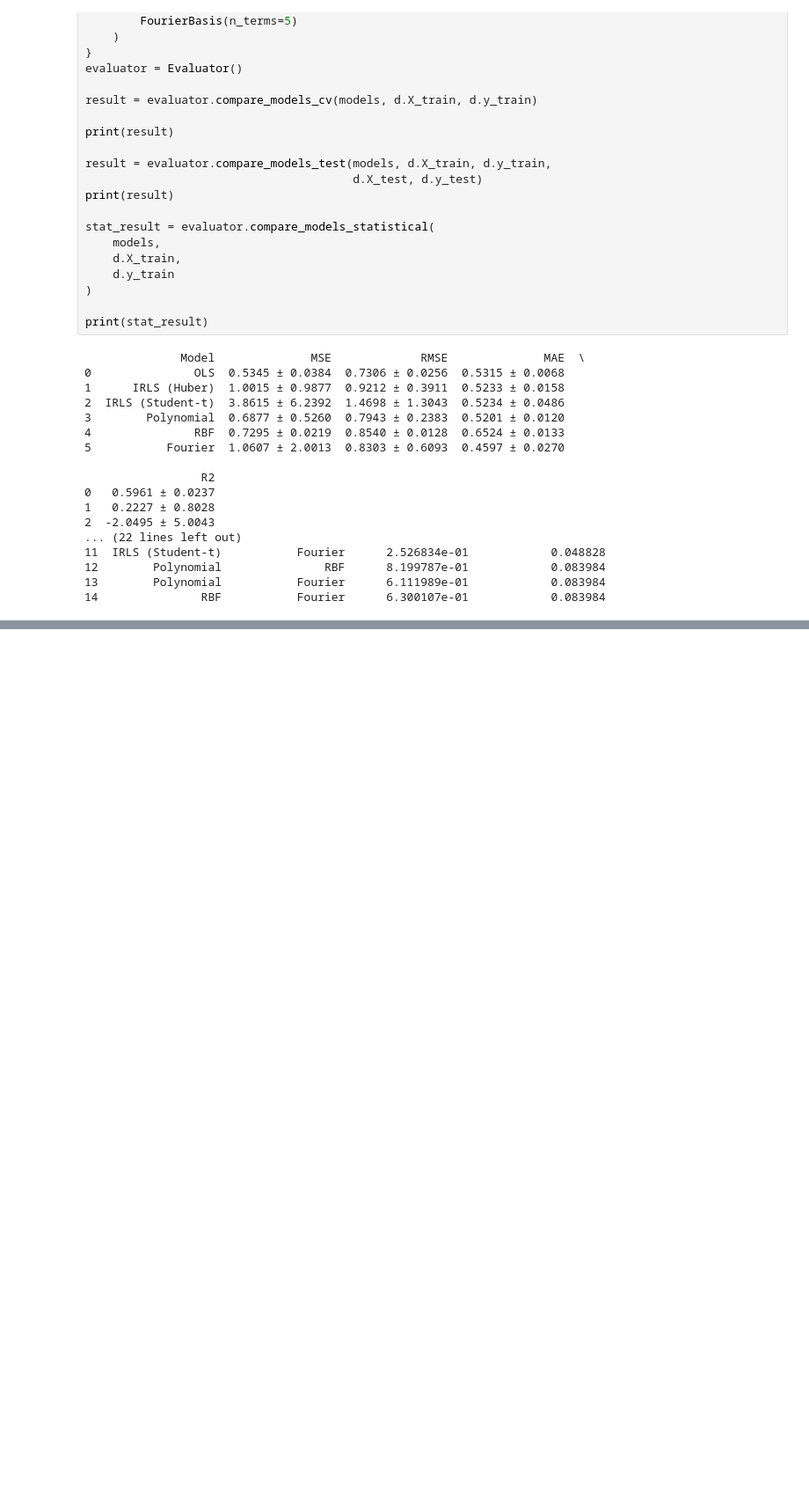
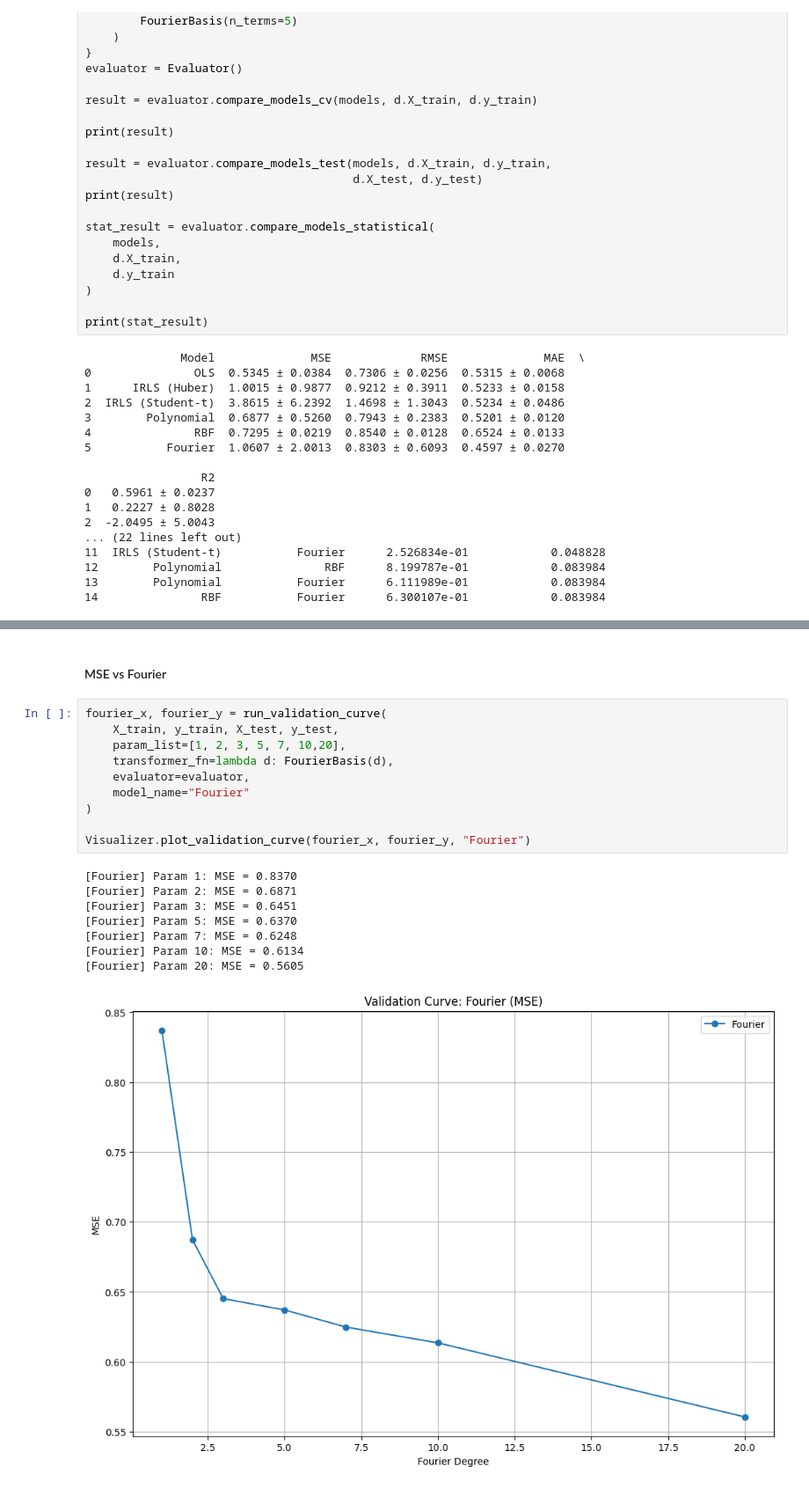
Before and after one commit to kanumi-2005/supervised-learning-project, a Jupyter notebook: code/Part1_Regression/notebook.ipynb, the cells around one changed output, grey strips where cells are left out. Shown at 88% size. Saved outputs shown, nothing was run; the diff lists cells and outputs as text; blank space fills up the shorter version.

```diff
--- a/code/Part1_Regression/notebook.ipynb
+++ b/code/Part1_Regression/notebook.ipynb
@@ -469,0 +499,21 @@ print(stat_result)
+# %% [markdown]
+#### MSE vs Fourier
+# %%
+fourier_x, fourier_y = run_validation_curve(
+    X_train, y_train, X_test, y_test,
+    param_list=[1, 2, 3, 5, 7, 10,20],
+    transformer_fn=lambda d: FourierBasis(d),
+    evaluator=evaluator,
+    model_name="Fourier"
+)
+
+Visualizer.plot_validation_curve(fourier_x, fourier_y, "Fourier")
+# %% [output]
+[Fourier] Param 1: MSE = 0.8370
+[Fourier] Param 2: MSE = 0.6871
+[Fourier] Param 3: MSE = 0.6451
+[Fourier] Param 5: MSE = 0.6370
+[Fourier] Param 7: MSE = 0.6248
+[Fourier] Param 10: MSE = 0.6134
+[Fourier] Param 20: MSE = 0.5605
+[figure, added]
```
Also changed, not shown: parts of 11 cells of this notebook.
